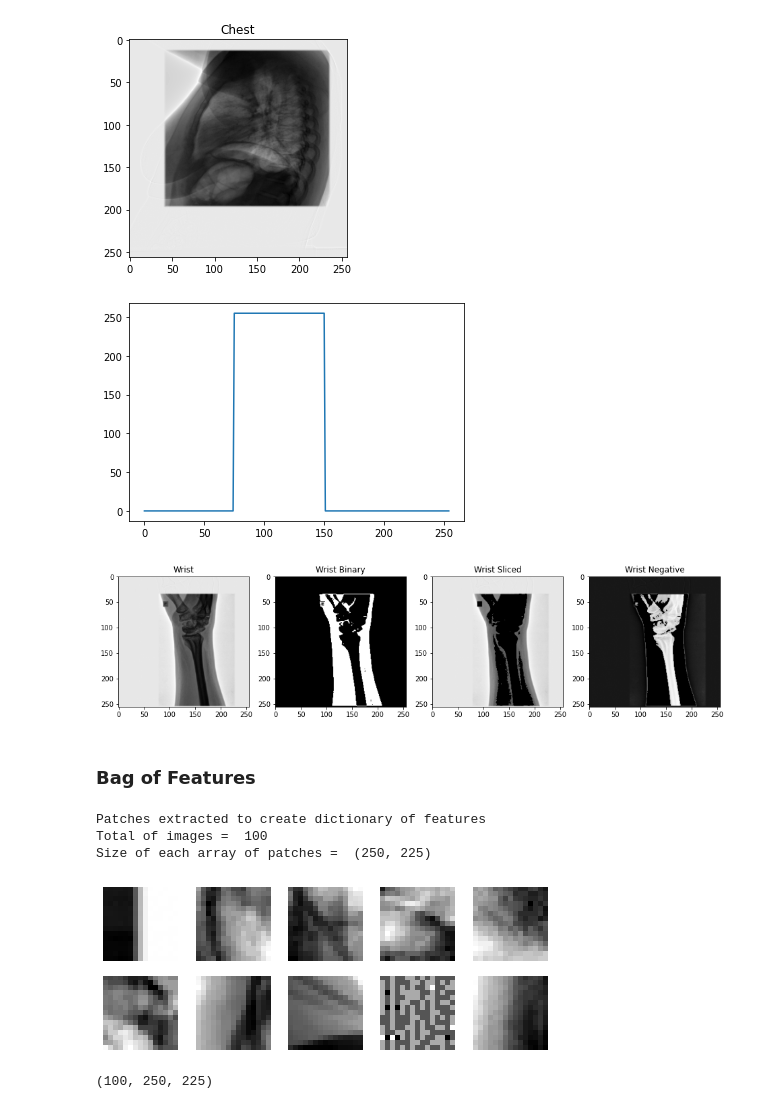
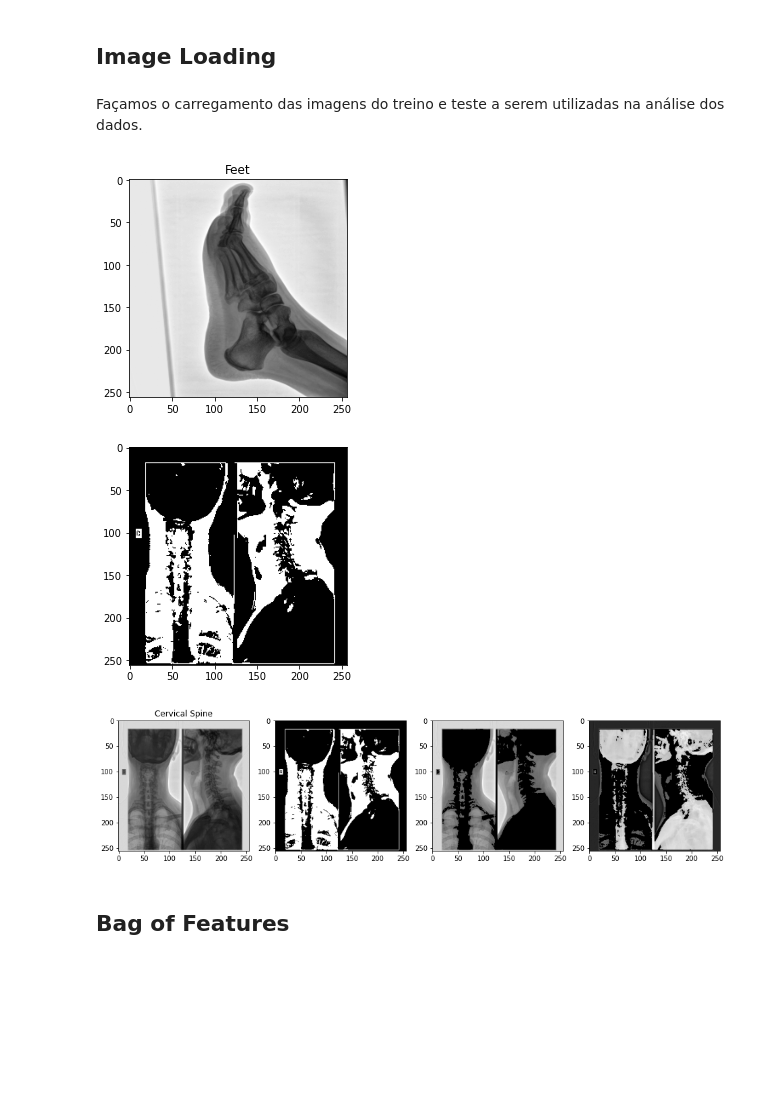
Before and after one commit to juliotrecen/SCC0251AJNT, a Jupyter notebook: Projeto Final.ipynb, the cells around one changed output. Cells and saved outputs as stored; diff of their text form; code cells hidden in the pictures; blank space fills up the shorter version.

```diff
--- a/Projeto Final.ipynb
+++ b/Projeto Final.ipynb
@@ -17,35 +10,39 @@ root = "/content/drive/MyDrive/Colab Notebooks/Processamento de Imagens/"
+# %% [markdown]
+## Image Loading
+# %% [markdown]
+Façamos o carregamento das imagens do treino e teste a serem utilizadas na análise dos dados.
 # %%
 # --- Loading images ---
 filenames = []
 train_imgs = []
 test_imgs = []
-for filename in os.listdir(root+"train_images"):
+for filename in os.listdir("train_images"):
     filenames.append( filename.replace("-c.dcm", "").replace(".dmc","") )
-    train_imgs.append( pydicom.dcmread(root+"train_images/"+filename).pixel_array )
-for filename in os.listdir(root+"test_images"):
-    test_imgs.append( pydicom.dcmread(root+"test_images/"+filename).pixel_array )
+    train_imgs.append( pydicom.dcmread("train_images/"+filename).pixel_array )
+for filename in os.listdir("test_images"):
+    test_imgs.append( pydicom.dcmread("test_images/"+filename).pixel_array )
 train_imgs = np.array(train_imgs)
 test_imgs = np.array(test_imgs)
 
 # --- Get train image labels ---
-train_labels = pd.read_csv(root+"train.csv")
+train_labels = pd.read_csv("train.csv")
 keys = list(train_labels.iloc[:,0])
 values = np.array([name.split()[0] for name in list(train_labels.iloc[:,1])]).astype(int)
 file_to_class = dict(zip(keys, values))
-labels = np.array([file_to_class.get(filename) for filename in filenames])
+labels_codes = np.array([file_to_class.get(filename) for filename in filenames])
 
 bodyparts = {0:'Abdomen', 1:'Ankle', 2:'Cervical Spine', 3:'Chest', 4:'Clavicles', 5:'Elbow',
              6:'Feet' ,7 : 'Finger' ,8 : 'Forearm' ,9 : 'Hand' ,10 : 'Hip' ,11 : 'Knee',
              12: 'Lower Leg', 13 : 'Lumbar Spine' ,14 : 'Others' ,15 :'Pelvis',16 :'Shoulder',
              17:'Sinus', 18:'Skull', 19 : 'Thigh' ,20 :'Thoracic Spine',21: 'Wrist'}
-label_names = np.array([bodyparts[label] for label in labels])
+label_names = np.array([bodyparts[label] for label in labels_codes])
 # %%
-j = 3
+j = 1
 plt.imshow(train_imgs[j], cmap = "gray")
 plt.title(label_names[j])
 plt.show()
 # %% [output]
-[figure, old version]
+[figure, new version]
 # %%
 def normalize(img, a = 0, b = 255):
     img = img.astype(float)
@@ -67,7 +64,7 @@ def sliced_gray(I, A, B, L, method = 0, plot = True):
     '''
     img = I.copy()
     if(method == 0):
-        img[(I >= A) & (I <= B)] = L
+        img[(I >= A) & (I <= B)] = 255
         img[(I < A) | (I > B)] = 0
     elif(method == 1):
         img[(I >= A) & (I <= B)] = L
@@ -92,12 +89,14 @@ def sliced_gray(I, A, B, L, method = 0, plot = True):
     return img
 # %%
 # --- Normalize all images ---
-train_imgs = np.array([normalize(train_imgs[j]) for j in range(train_imgs.shape[0])])
-test_imgs = np.array([normalize(test_imgs[j]) for j in range(test_imgs.shape[0])])
+train_imgs = np.array([normalize(train_imgs[j]).astype(np.uint8) for j in range(train_imgs.shape[0])])
+test_imgs = np.array([normalize(test_imgs[j]).astype(np.uint8) for j in range(test_imgs.shape[0])])
 # %%
-img = sliced_gray(train_imgs[0], 75, 150, 10, method = 0)
+img = sliced_gray(train_imgs[0], 75, 150, 10, method = 0, plot = False)
+plt.imshow(img, cmap="gray")
+plt.show()
 # %% [output]
-[figure, old version]
+[figure, new version]
 # %%
 fig, ax = plt.subplots(nrows = 1, ncols = 4, figsize = (16,4))
 
@@ -110,16 +109,13 @@ negative_img = sliced_gray(img, 70, 150, 0, method = 2, plot = False)
 ax[0].imshow(img, cmap = "gray")
 ax[0].set_title(label_names[j])
 ax[1].imshow(binary_img, cmap = "gray")
-ax[1].set_title(label_names[j] + " Binary")
 ax[2].imshow(slice_img, cmap = "gray")
-ax[2].set_title(label_names[j] + " Sliced")
 ax[3].imshow(negative_img, cmap = "gray")
-ax[3].set_title(label_names[j] + " Negative")
 plt.show()
 # %% [output]
-[figure, old version]
+[figure, new version]
 # %% [markdown]
-### Bag of Features
+## Bag of Features
 # %%
 import numpy as np
 import matplotlib.pyplot as plt
@@ -169,30 +130 @@ n_imgs = len(l_imgs)
-# %%
-# Extract patches in parallel
-# returns a list of the same size of the number of images
-patch_arr = Parallel(n_jobs=-1)(delayed(get_patches)(path_imgs+arq_img,
-                                                    random_state,
-                                                    tam_patch,
-                                                    n_patches)
-                                for arq_img in l_imgs[:100])
-
-print('Patches extracted to create dictionary of features')
-print('Total of images = ', len(patch_arr))
-print('Size of each array of patches = ', patch_arr[0].shape)
-
-
-img_ind = 32
-plt.figure(figsize=(8,3))
-for i in np.arange(1,11):
-    plt.subplot(2,5,i)
-    plt.imshow(patch_arr[img_ind][i].reshape((tam_patch[0],tam_patch[1])), cmap = "gray")
-    plt.axis('off')
-# %% [output]
-Patches extracted to create dictionary of features
-Total of images =  100
-Size of each array of patches =  (250, 225)
-[figure, removed]
-# %%
-np.array(patch_arr).shape
-# %% [output]
-(100, 250, 225)
 # %%
```
Also changed, not shown: parts of 8 cells of this notebook.
